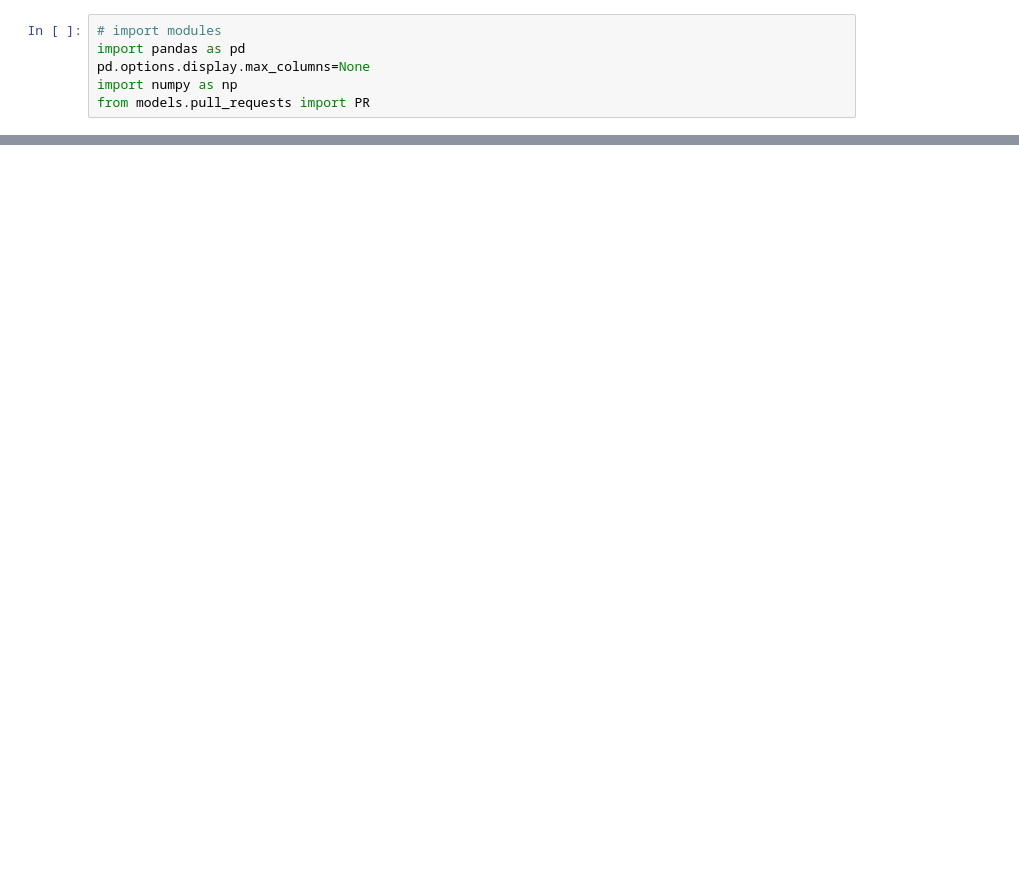
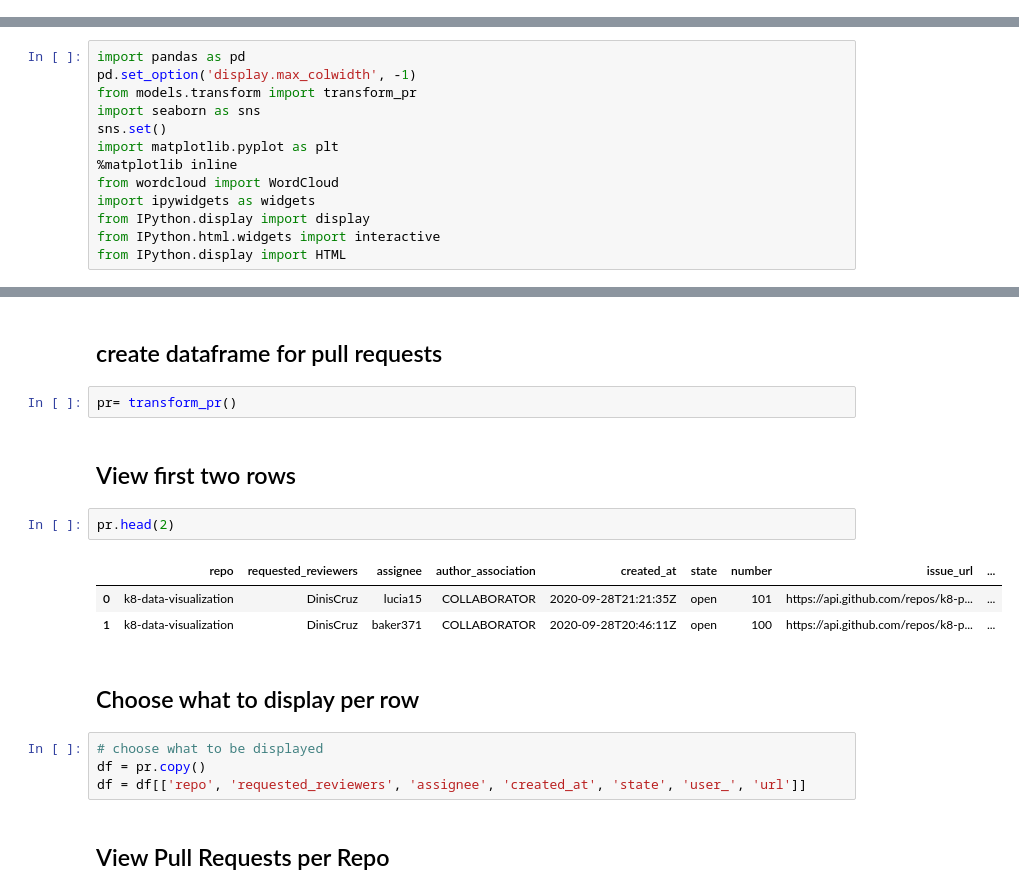
Before and after one commit to lucia15/k8-data-visualization, a Jupyter notebook: upwork-devs/moses-mugo/notebooks/pull_requests.ipynb, the cells around one changed output, grey strips where cells are left out. Saved outputs shown, nothing was run; the diff lists cells and outputs as text; blank space fills up the shorter version.

```diff
--- a/upwork-devs/moses-mugo/notebooks/pull_requests.ipynb
+++ b/upwork-devs/moses-mugo/notebooks/pull_requests.ipynb
@@ -1,6 +0,0 @@
-# %%
-# import modules
-import pandas as pd
-pd.options.display.max_columns=None
-import numpy as np
-from models.pull_requests import PR
@@ -155,0 +3,13 @@ requested_reviewers
+# %%
+import pandas as pd
+pd.set_option('display.max_colwidth', -1)
+from models.transform import transform_pr
+import seaborn as sns
+sns.set()
+import matplotlib.pyplot as plt
+%matplotlib inline
+from wordcloud import WordCloud
+import ipywidgets as widgets
+from IPython.display import display
+from IPython.html.widgets import interactive
+from IPython.display import HTML
@@ -155,0 +32,20 @@ requested_reviewers
+# %% [markdown]
+## create dataframe for pull requests
+# %%
+pr= transform_pr()
+# %% [markdown]
+## View first two rows
+# %%
+pr.head(2)
+# %% [output]
+|  | repo | requested_reviewers | assignee | author_association | created_at | state | number | issue_url | ... |
+| 0 | k8-data-visualization | DinisCruz | lucia15 | COLLABORATOR | 2020-09-28T21:21:35Z | open | 101 | https://api.github.com/repos/k8-p... | ... |
+| 1 | k8-data-visualization | DinisCruz | baker371 | COLLABORATOR | 2020-09-28T20:46:11Z | open | 100 | https://api.github.com/repos/k8-p... | ... |
+# %% [markdown]
+## Choose what to display per row
+# %%
+# choose what to be displayed
+df = pr.copy()
+df = df[['repo', 'requested_reviewers', 'assignee', 'created_at', 'state', 'user_', 'url']]
+# %% [markdown]
+## View Pull Requests per Repo
```
Also changed, not shown: parts of 48 cells of this notebook, 5 other files.
